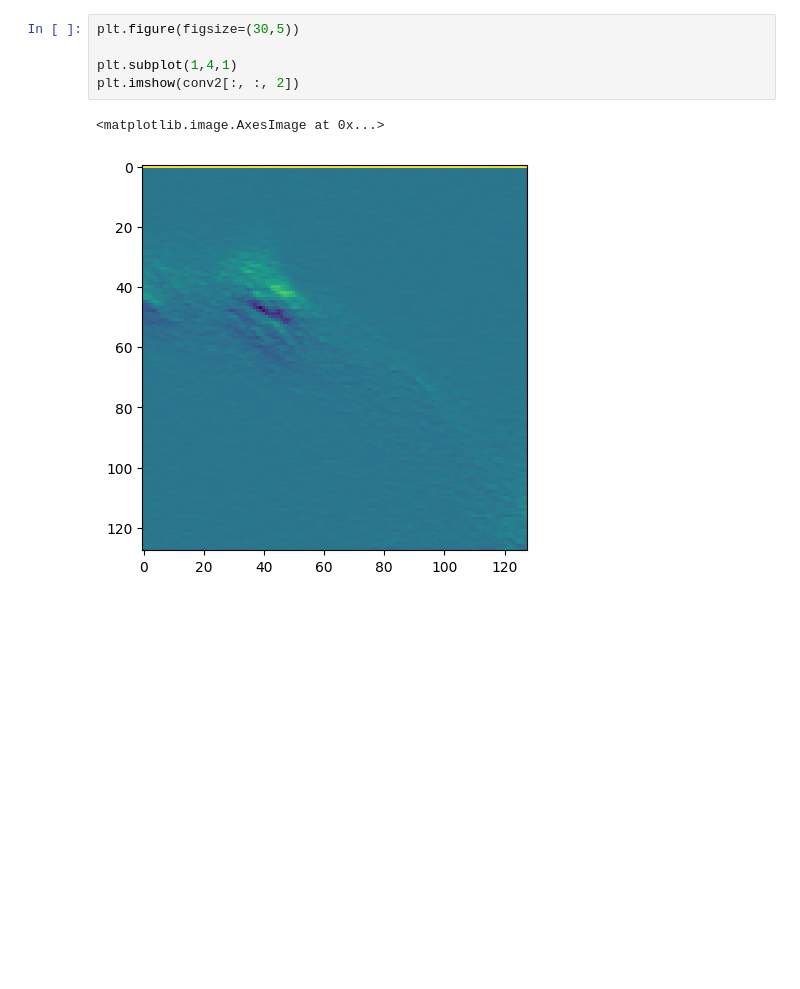
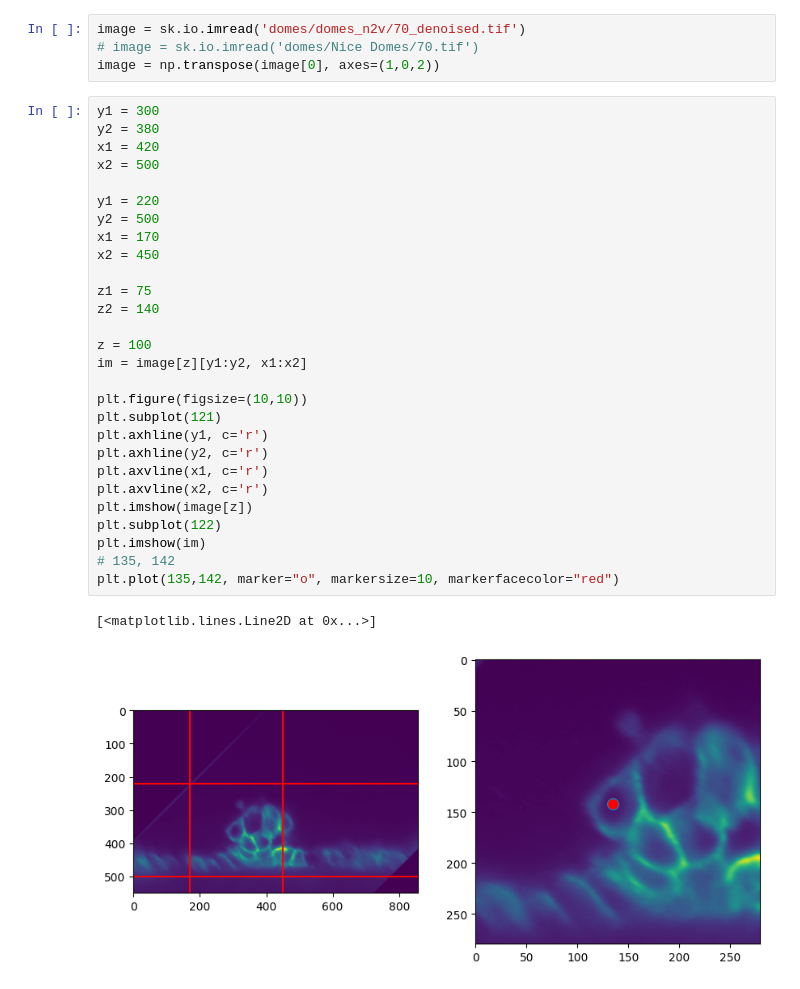
Before and after one commit to P8UXaE/light_sheet_domes, a Jupyter notebook: edgeDetection.ipynb, the cells around one changed output. Saved outputs shown, nothing was run; the diff lists cells and outputs as text; blank space fills up the shorter version.

```diff
--- a/edgeDetection.ipynb
+++ b/edgeDetection.ipynb
@@ -531,8 +11,35 @@ print(conv1.shape, pool1.shape, conv2.shape, pool2.shape, conv3.shape, pool3.sha
-# %%
-plt.figure(figsize=(30,5))
-
-plt.subplot(1,4,1)
-plt.imshow(conv2[:, :, 2])
-# %% [output]
-<matplotlib.image.AxesImage at 0x...>
-[figure, removed]
+# %%
+image = sk.io.imread('domes/domes_n2v/70_denoised.tif')
+# image = sk.io.imread('domes/Nice Domes/70.tif')
+image = np.transpose(image[0], axes=(1,0,2))
+# %%
+y1 = 300
+y2 = 380
+x1 = 420
+x2 = 500
+
+y1 = 220
+y2 = 500
+x1 = 170
+x2 = 450
+
+z1 = 75
+z2 = 140
+
+z = 100
+im = image[z][y1:y2, x1:x2]
+
+plt.figure(figsize=(10,10))
+plt.subplot(121)
+plt.axhline(y1, c='r')
+plt.axhline(y2, c='r')
+plt.axvline(x1, c='r')
+plt.axvline(x2, c='r')
+plt.imshow(image[z])
+plt.subplot(122)
+plt.imshow(im)
+# 135, 142
+plt.plot(135,142, marker="o", markersize=10, markerfacecolor="red")
+# %% [output]
+[<matplotlib.lines.Line2D at 0x...>]
+[figure, added]
```
Also changed, not shown: parts of 21 cells of this notebook, 9 other files.
